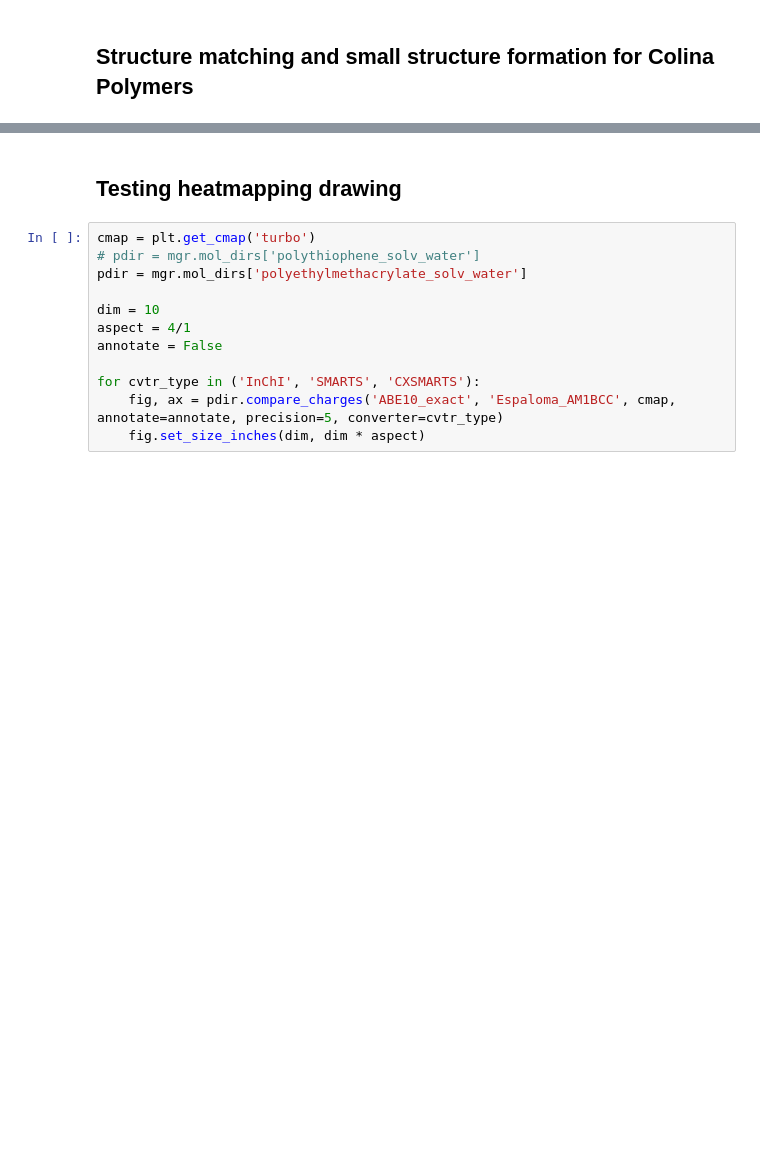
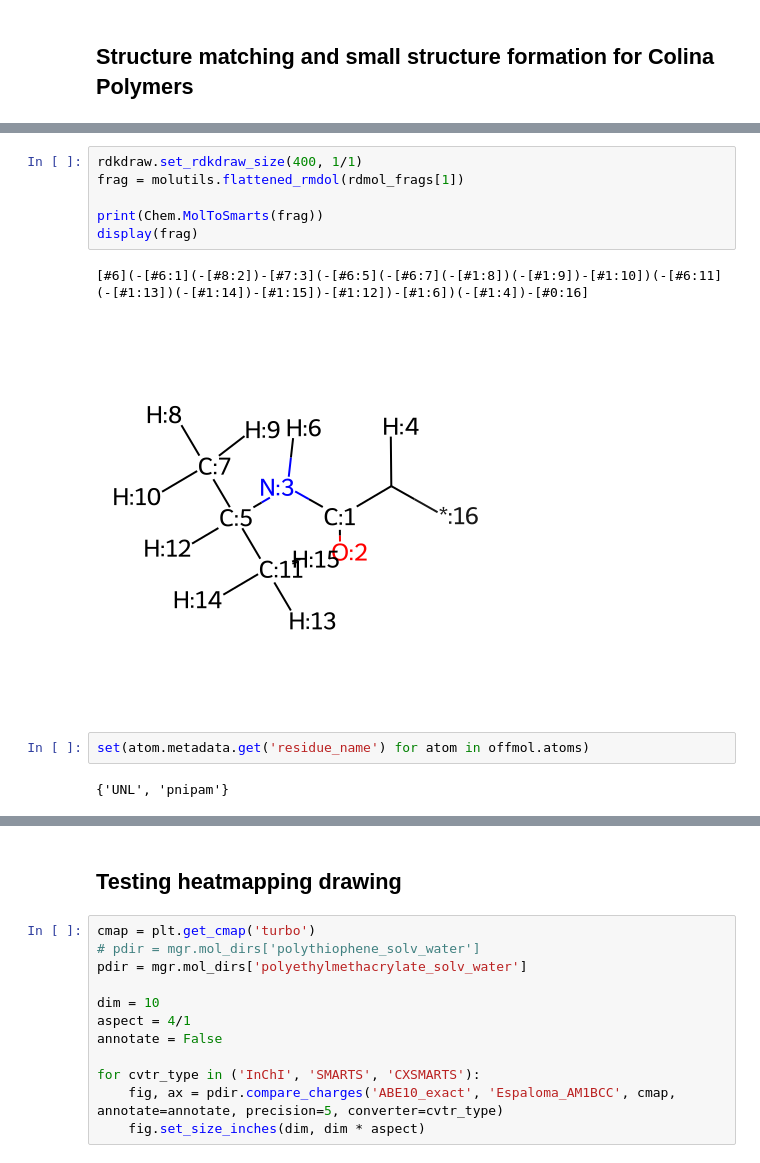
Before and after one commit to timbernat/polymer_workspace, a Jupyter notebook: polymer_dev.ipynb, the cells around one changed output, grey strips where cells are left out. Drawn from its saved outputs; the diff is of its cells as text; blank space fills up the shorter version.

```diff
--- a/polymer_dev.ipynb
+++ b/polymer_dev.ipynb
@@ -319,0 +161,13 @@ rdmol
+# %%
+rdkdraw.set_rdkdraw_size(400, 1/1)
+frag = molutils.flattened_rmdol(rdmol_frags[1])
+
+print(Chem.MolToSmarts(frag))
+display(frag)
+# %% [output]
+[#6](-[#6:1](-[#8:2])-[#7:3](-[#6:5](-[#6:7](-[#1:8])(-[#1:9])-[#1:10])(-[#6:11](-[#1:13])(-[#1:14])-[#1:15])-[#1:12])-[#1:6])(-[#1:4])-[#0:16]
+[figure, added]
+# %%
+set(atom.metadata.get('residue_name') for atom in offmol.atoms)
+# %% [output]
+{'UNL', 'pnipam'}
```
Also changed, not shown: parts of 43 cells of this notebook, 1 other file.
